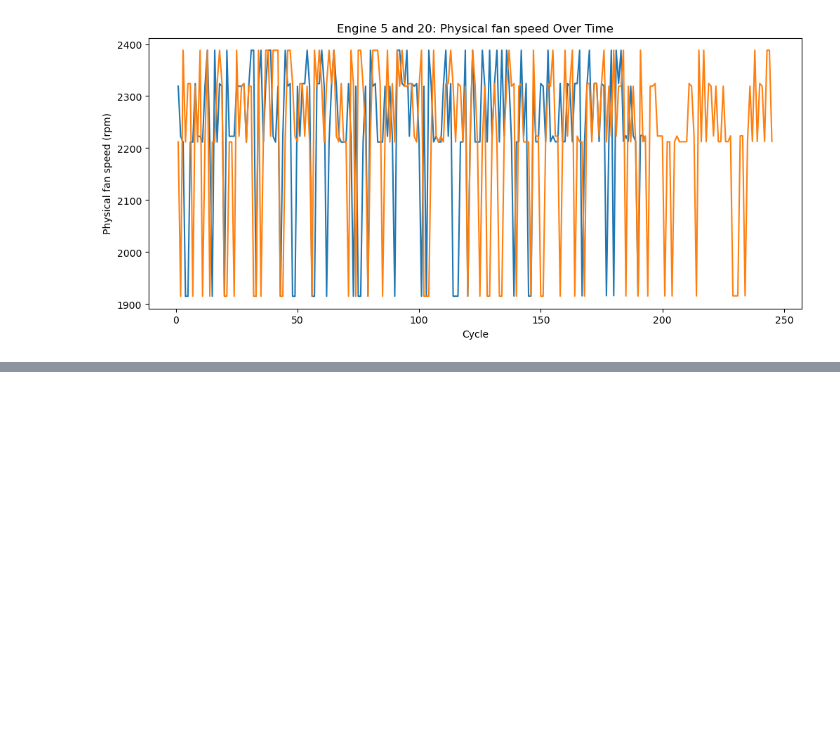
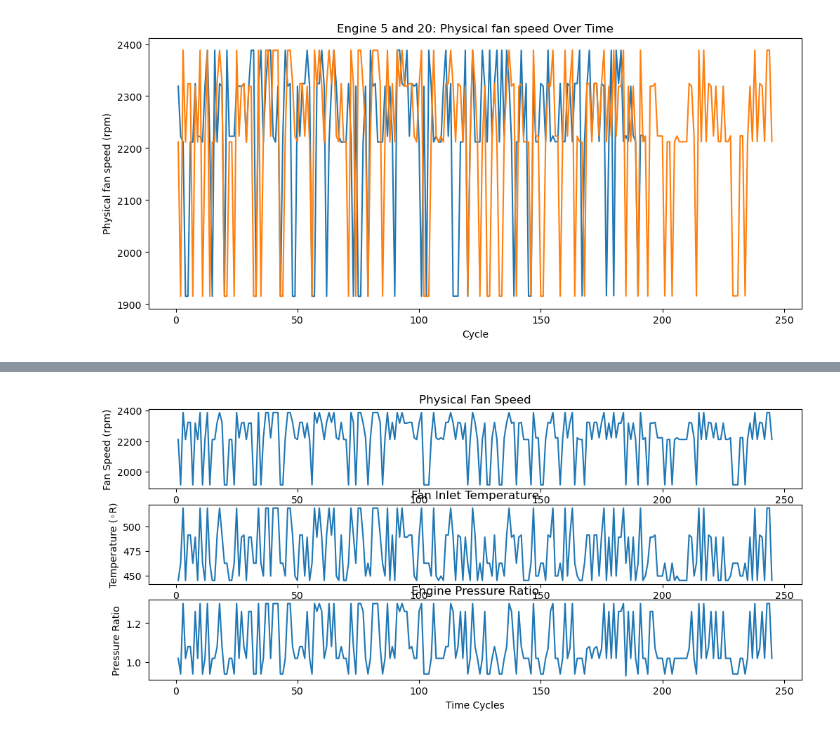
Before and after one commit to yadvendrasinghshekhawat02-design/first-, a Jupyter notebook: fd004_analysis.ipynb, the cells around one changed output, grey strips where cells are left out. Drawn from its saved outputs; the diff is of its cells as text; code cells hidden in the pictures; blank space fills up the shorter version.

```diff
--- a/fd004_analysis.ipynb
+++ b/fd004_analysis.ipynb
@@ -233,0 +281,26 @@ plt.show()
+# %%
+
+plt.figure(figsize=(12, 5))
+# Sensor 1
+plt.subplot(3, 1, 1)
+plt.plot(engine_20['time_cycles'], engine_20 ["(Physical fan speed) (rpm)"])
+plt.title("Physical Fan Speed")
+plt.xlabel("Time Cycles")
+plt.ylabel("Fan Speed (rpm)")
+
+# Sensor 2
+plt.subplot(3, 1, 2)
+plt.plot(engine_20['time_cycles'], engine_20["(Fan inlet temperature) (◦R)"])
+plt.title("Fan Inlet Temperature")
+plt.xlabel("Time Cycles")
+plt.ylabel("Temperature (◦R)")
+
+# Sensor 3
+plt.subplot(3, 1, 3)
+plt.plot(engine_20['time_cycles'], engine_20["(Engine pressure ratio) (P50/P2)"])
+plt.title("Engine Pressure Ratio")
+plt.xlabel("Time Cycles")
+plt.ylabel("Pressure Ratio")
+plt.show()
+# %% [output]
+[figure, added]
```
Also changed, not shown: parts of 6 cells of this notebook.
